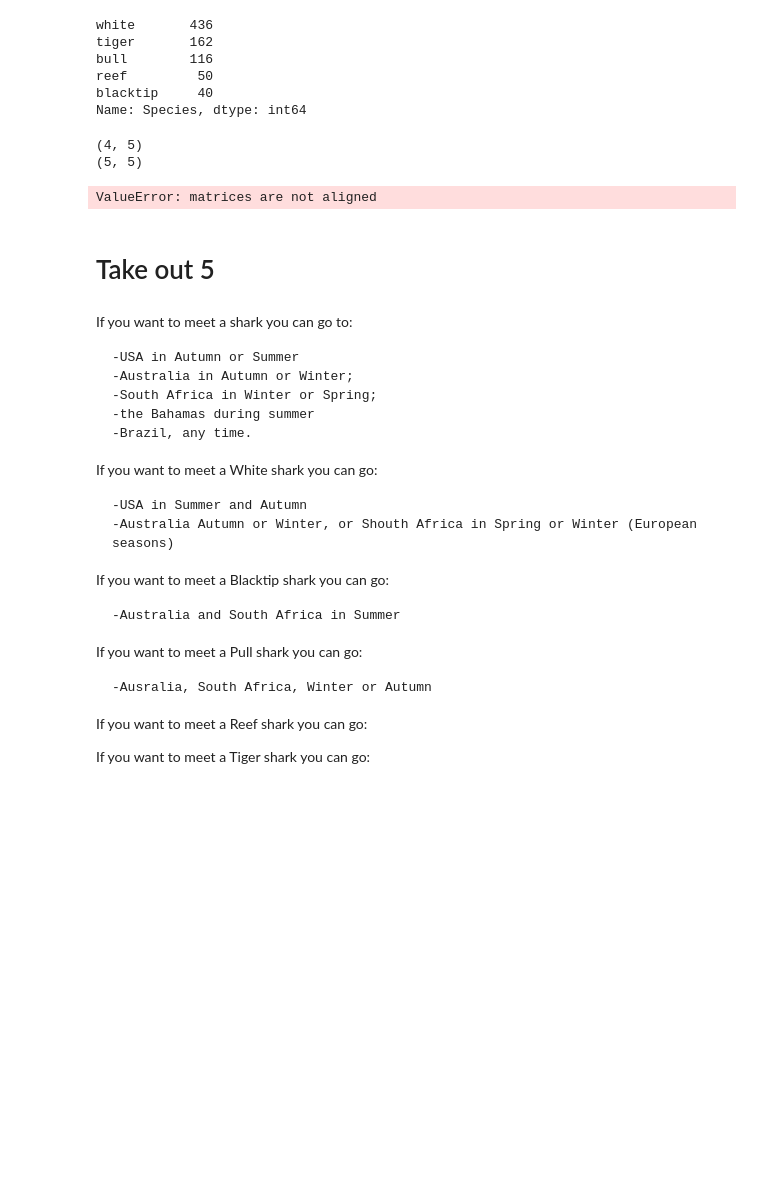
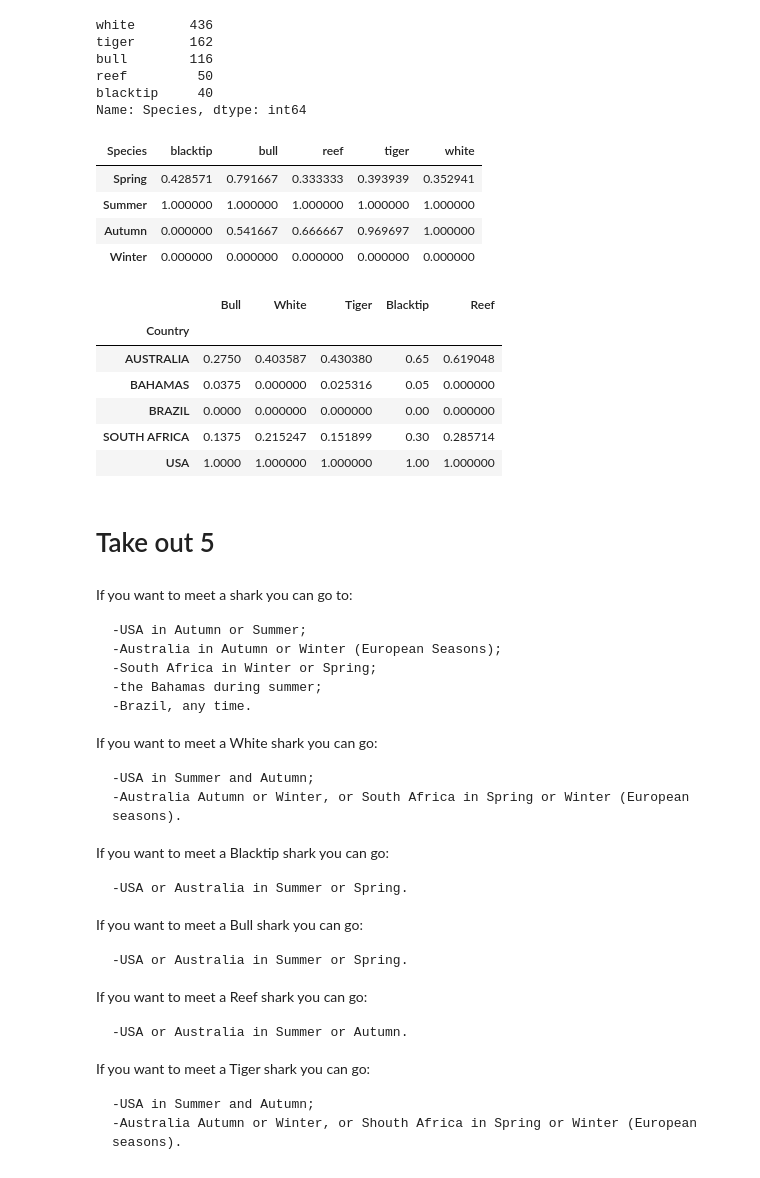
Before and after one commit to silviaserafini/SharksData, a Jupyter notebook: OUTPUT/analysis.ipynb, the cells around one changed output. Saved outputs shown, nothing was run; the diff lists cells and outputs as text; code cells hidden in the pictures; blank space fills up the shorter version.

```diff
--- a/OUTPUT/analysis.ipynb
+++ b/OUTPUT/analysis.ipynb
@@ -266,47 +266,59 @@ reef         50
 blacktip     40
 Name: Species, dtype: int64
 # %%
+#creation of indicesin order to understand where and when I can meet a specific speciesof shark
+
 temp6=temp5.groupby("Country").agg({'Bull': "sum",'White':'sum','Tiger':'sum','Blacktip':'sum','Reef':'sum'})
 temp7=temp5.groupby("Species").agg({'Spring': "sum",'Summer':'sum','Autumn':'sum','Winter':'sum'})
 
+#normalization of the databases
 temp6_norm=(temp6-temp6.min())/(temp6.max()-temp6.min())
 temp7_norm=(temp7.T-temp7.T.min())/(temp7.T.max()-temp7.T.min())
 
-print(temp7_norm.shape)
-print(temp6_norm.shape)
-
-indices=pd.to_numeric(temp6_norm['Blacktip']).dot(pd.to_numeric(temp7_norm['blacktip']).T)
-
-print(indices)
-#dataf=((data-data.min())/(data.max()-data.min()))*20
+display(temp7_norm)
+display(temp6_norm)
 # %% [output]
-(4, 5)
-(5, 5)
-ValueError: matrices are not aligned
+| Species | blacktip | bull | reef | tiger | white |
+| Spring | 0.428571 | 0.791667 | 0.333333 | 0.393939 | 0.352941 |
+| Summer | 1.000000 | 1.000000 | 1.000000 | 1.000000 | 1.000000 |
+| Autumn | 0.000000 | 0.541667 | 0.666667 | 0.969697 | 1.000000 |
+| Winter | 0.000000 | 0.000000 | 0.000000 | 0.000000 | 0.000000 |
+|  | Bull | White | Tiger | Blacktip | Reef |
+| Country |  |  |  |  |  |
+| AUSTRALIA | 0.2750 | 0.403587 | 0.430380 | 0.65 | 0.619048 |
+| BAHAMAS | 0.0375 | 0.000000 | 0.025316 | 0.05 | 0.000000 |
+| BRAZIL | 0.0000 | 0.000000 | 0.000000 | 0.00 | 0.000000 |
+| SOUTH AFRICA | 0.1375 | 0.215247 | 0.151899 | 0.30 | 0.285714 |
+| USA | 1.0000 | 1.000000 | 1.000000 | 1.00 | 1.000000 |
 # %% [markdown]
 # Take out 5
 # %% [markdown]
 If you want to meet a shark you can go to:
 
-    -USA in Autumn or Summer
-    -Australia in Autumn or Winter;
+    -USA in Autumn or Summer;
+    -Australia in Autumn or Winter (European Seasons);
     -South Africa in Winter or Spring;
-    -the Bahamas during summer
+    -the Bahamas during summer;
     -Brazil, any time.
 
 If you want to meet a White shark you can go:
 
-    -USA in Summer and Autumn
-    -Australia Autumn or Winter, or Shouth Africa in Spring or Winter (European seasons)
+    -USA in Summer and Autumn;
+    -Australia Autumn or Winter, or South Africa in Spring or Winter (European seasons).
 
 If you want to meet a Blacktip shark you can go:
 
-    -Australia and South Africa in Summer
+    -USA or Australia in Summer or Spring.
 
-If you want to meet a Pull shark you can go:
+If you want to meet a Bull shark you can go:
 
-    -Ausralia, South Africa, Winter or Autumn
+    -USA or Australia in Summer or Spring.
 
 If you want to meet a Reef shark you can go:
 
+    -USA or Australia in Summer or Autumn.
+
 If you want to meet a Tiger shark you can go:
+
+    -USA in Summer and Autumn;
+    -Australia Autumn or Winter, or Shouth Africa in Spring or Winter (European seasons).
```
